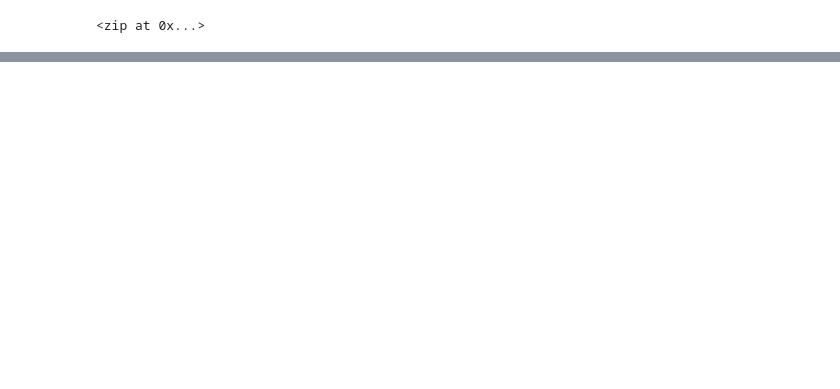
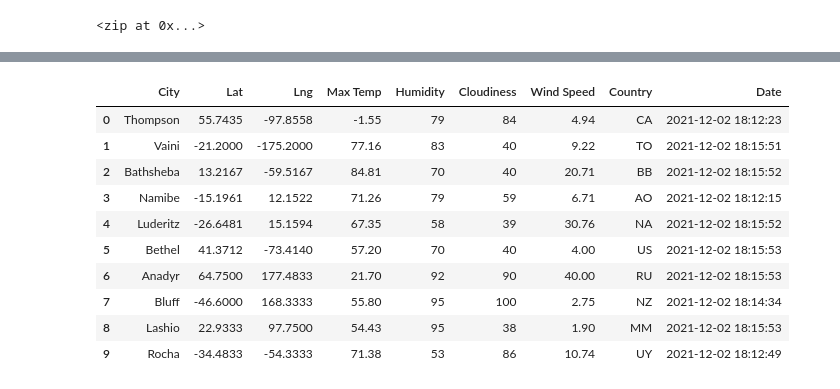
Before and after one commit to DougUOT/World_Weather_Analysis, a Jupyter notebook: WeatherPy.ipynb, the cells around one changed output, grey strips where cells are left out. Drawn from its saved outputs; the diff is of its cells as text; code cells hidden in the pictures; blank space fills up the shorter version.

```diff
--- a/WeatherPy.ipynb
+++ b/WeatherPy.ipynb
@@ -19,4 +13,0 @@ coordinates = zip(x, y)
-# %%
-# Use the tuple() function to display the latitude and longitude combinations.
-for coordinate in coordinates:
-    print(coordinate[0], coordinate[1])
@@ -32,8 +17,3 @@ coordinates = list(lat_lngs)
 # %%
 # Use the citipy module to determine city based on latitude and longitude.
 from citipy import citipy
-# %%
-# Use the tuple() function to display the latitude and longitude combinations.
-for coordinate in coordinates:
-    print(citipy.nearest_city(coordinate[0], coordinate[1]).city_name,
-          citipy.nearest_city(coordinate[0], coordinate[1]).country_code)
@@ -71,0 +38,10 @@ len(cities)
+# %%
+# Import the requests library.
+import requests
+
+# Import the API key.
+from config import weather_api_key
+
+# Starting URL for Weather Map API Call.
+url = "http://api.openweathermap.org/data/2.5/weather?units=Imperial&APPID=" + weather_api_key
+# Make a 'Get' request for the city weather.
@@ -71,0 +133,16 @@ len(cities)
+# %%
+# Convert the array of dictionaries to a Pandas DataFrame.
+city_data_df = pd.DataFrame(city_data)
+city_data_df.head(10)
+# %% [output]
+|  | City | Lat | Lng | Max Temp | Humidity | Cloudiness | Wind Speed | Country | Date |
+| 0 | Thompson | 55.7435 | -97.8558 | -1.55 | 79 | 84 | 4.94 | CA | 2021-12-02 18:12:23 |
+| 1 | Vaini | -21.2000 | -175.2000 | 77.16 | 83 | 40 | 9.22 | TO | 2021-12-02 18:15:51 |
+| 2 | Bathsheba | 13.2167 | -59.5167 | 84.81 | 70 | 40 | 20.71 | BB | 2021-12-02 18:15:52 |
+| 3 | Namibe | -15.1961 | 12.1522 | 71.26 | 79 | 59 | 6.71 | AO | 2021-12-02 18:12:15 |
+| 4 | Luderitz | -26.6481 | 15.1594 | 67.35 | 58 | 39 | 30.76 | NA | 2021-12-02 18:15:52 |
+| 5 | Bethel | 41.3712 | -73.4140 | 57.20 | 70 | 40 | 4.00 | US | 2021-12-02 18:15:53 |
+| 6 | Anadyr | 64.7500 | 177.4833 | 21.70 | 92 | 90 | 40.00 | RU | 2021-12-02 18:15:53 |
+| 7 | Bluff | -46.6000 | 168.3333 | 55.80 | 95 | 100 | 2.75 | NZ | 2021-12-02 18:14:34 |
+| 8 | Lashio | 22.9333 | 97.7500 | 54.43 | 95 | 38 | 1.90 | MM | 2021-12-02 18:15:53 |
+| 9 | Rocha | -34.4833 | -54.3333 | 71.38 | 53 | 86 | 10.74 | UY | 2021-12-02 18:12:49 |
```
Also changed, not shown: parts of 7 cells of this notebook.
